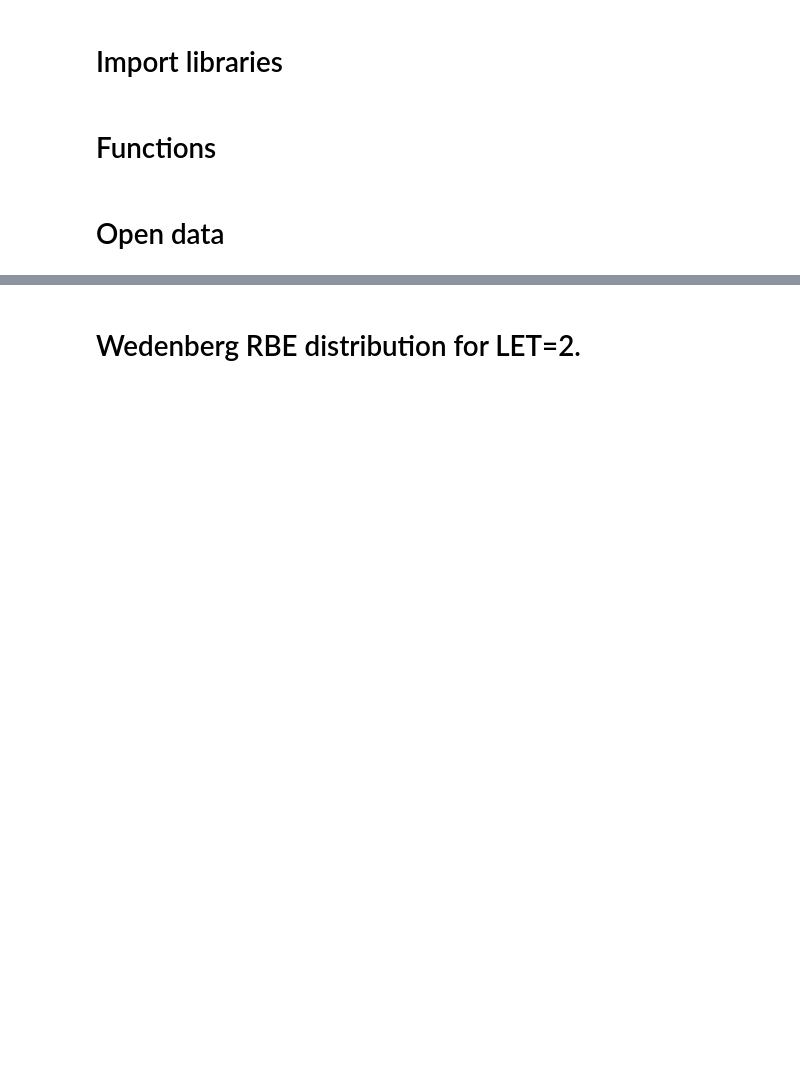
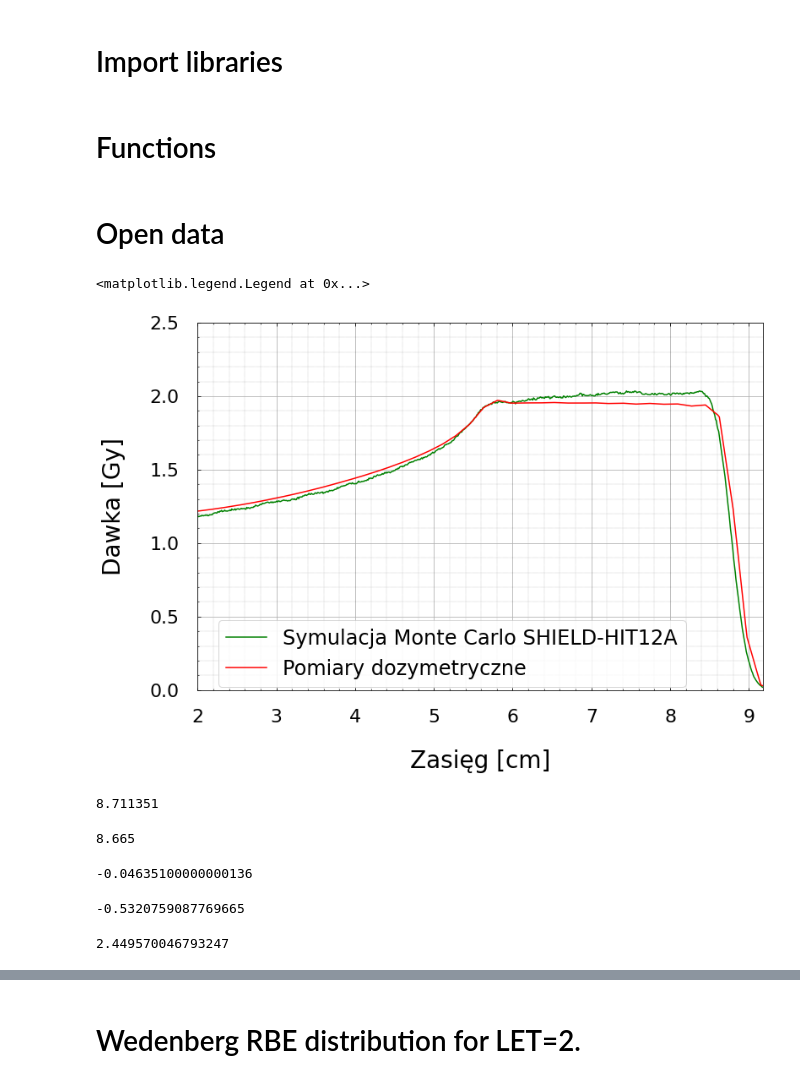
Before and after one commit to kingajelen/JelenPhD, a Jupyter notebook: 05_Dose_distribution_in_SOBP.ipynb, the cells around one changed output, grey strips where cells are left out. Drawn from its saved outputs; the diff is of its cells as text; code cells hidden in the pictures; blank space fills up the shorter version.

```diff
--- a/05_Dose_distribution_in_SOBP.ipynb
+++ b/05_Dose_distribution_in_SOBP.ipynb
@@ -50,17 +50,17 @@ def _rbe_apx(dose, apx, sbpx, abx, dzero=0.0):
     _rbe *= (np.sqrt(delta) - abx)
     return _rbe
 # %%
-style_param = {'legend.fontsize': '16',
+style_param = {'legend.fontsize': '20',
          'xtick.direction' : 'in',
          'ytick.direction' : 'in',
          'xtick.top' : True,
          'figure.figsize': (10,6),
-         'axes.labelsize': '18',
-         'axes.titlesize':'26',
-         'xtick.labelsize':'20',
-         'ytick.labelsize':'20',
-         'xtick.major.pad':'16',
-         'ytick.major.pad':'16'}
+         'axes.labelsize': '28',
+         'axes.titlesize':'28',
+         'xtick.labelsize':'24',
+         'ytick.labelsize':'24',
+         'xtick.major.pad':'22',
+         'ytick.major.pad':'22'}
 
 pylab.rcParams.update(style_param)
 # %% [markdown]
@@ -73,7 +73,7 @@ fname = os.path.join('data','sobp_shieldhit','output')
 dose = os.path.join(fname,'dose.dat')
 let=os.path.join(fname,'dlet.dat')
 # %%
-dozym = os.path.join('data','doz_sobp.xlsx')
+dozym = os.path.join('data','sobp_dosimetry','doz_sobp.xlsx')
 df_dozim = pd.read_excel(dozym,names=['depth','dose','depth2','dose2'])
 # %%
 df_dose=pd.read_table(dose,names=['z','dose','err'],sep='\s+')
@@ -98,17 +99,20 @@ limit=df_dose.z[df_dose.dose<=df_dose.dose.max()*0.01].iloc[0]
 # %%
 fig,ax = plt.subplots(figsize=[12, 8])
 
-ax.set_xlabel("Range [cm]",size=34, labelpad = 24)
-ax.set_ylabel("Dose [Gy]",size=34, labelpad = 24)
+ax.set_xlabel("Zasięg [cm]",size=28, labelpad = 28)
+ax.set_ylabel("Dawka [Gy]",size=28, labelpad = 28)
 
-ax.plot(rbe.z, rbe.dose,'green',markersize=1.2, label = "SHIELD-HIT12A Monte Carlo simulation")
-ax.plot(df_dozim.depth2,df_dozim.dose2,'red',markersize=1.2, label = "Dosimetry")
+ax.plot(rbe.z, rbe.dose,'green',markersize=1.2, label = "Symulacja Monte Carlo SHIELD-HIT12A")
+ax.plot(df_dozim.depth2,df_dozim.dose2,'red',markersize=1.2, label = "Pomiary dozymetryczne")
 
 ax.grid()
 ax.minorticks_on()
 ax.grid(which='minor', linestyle=':', linewidth='0.2', color='k')
-ax.tick_params(axis='both', which='major', labelsize=28)
+ax.tick_params(axis='both', which='major', labelsize=22)
 ax.set_xlim(2,limit)
-ax.set_ylim(0,3)
+ax.set_ylim(0,2.5)
 
-ax.legend(loc="center",bbox_to_anchor=(0.4, 0.9), borderaxespad=0.,fontsize=20)
+ax.legend(loc="center",bbox_to_anchor=(0.45, 0.1), borderaxespad=0.,fontsize=24)
+# %% [output]
+<matplotlib.legend.Legend at 0x...>
+[figure, added]
@@ -114,0 +121,4 @@ ax.legend(loc="center",bbox_to_anchor=(0.4, 0.9), borderaxespad=0.,fontsize=20)
+# %%
+df_dozim.depth2[(df_dozim.depth2 >8.5) & (df_dozim.dose2<= 0.8*d_mean_dozim)].min()
+# %% [output]
+8.711351
@@ -115,3 +127,19 @@ ax.legend(loc="center",bbox_to_anchor=(0.4, 0.9), borderaxespad=0.,fontsize=20)
+# %%
+rbe.z[(rbe.z>8.5)&(rbe.dose<=d_mean*0.8)].min()
+# %% [output]
+8.665
+# %%
+rbe.z[(rbe.z>8.5)&(rbe.dose<=d_mean*0.8)].min()-df_dozim.depth2[(df_dozim.depth2 >8.5) & (df_dozim.dose2<= 0.8*d_mean_dozim)].min()
+# %% [output]
+-0.04635100000000136
+# %%
+(rbe.z[(rbe.z>8.5)&(rbe.dose<=d_mean*0.8)].min()-df_dozim.depth2[(df_dozim.depth2 >8.5) & (df_dozim.dose2<= 0.8*d_mean_dozim)].min())/df_dozim.depth2[(df_dozim.depth2 >8.5) & (df_dozim.dose2<= 0.8*d_mean_dozim)].min()*100
+# %% [output]
+-0.5320759087769665
+# %%
+(d_mean-d_mean_dozim)/d_mean_dozim*100
+# %% [output]
+2.449570046793247
 # %%
 fig,ax = plt.subplots(figsize=[12, 8])
 
```
Also changed, not shown: parts of 35 cells of this notebook, 3 other files.
